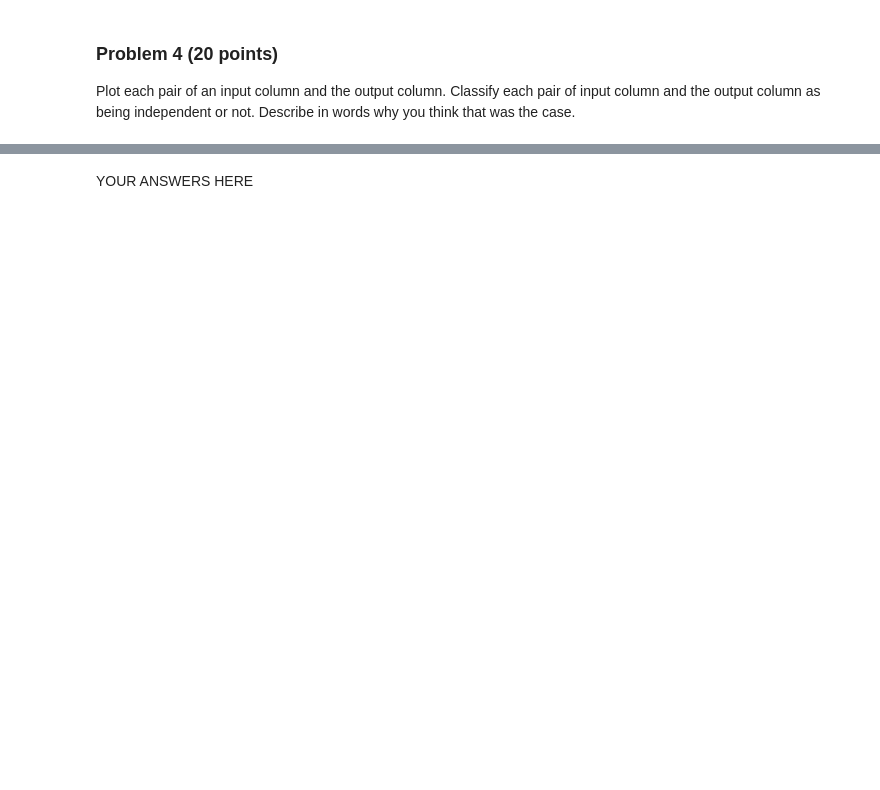
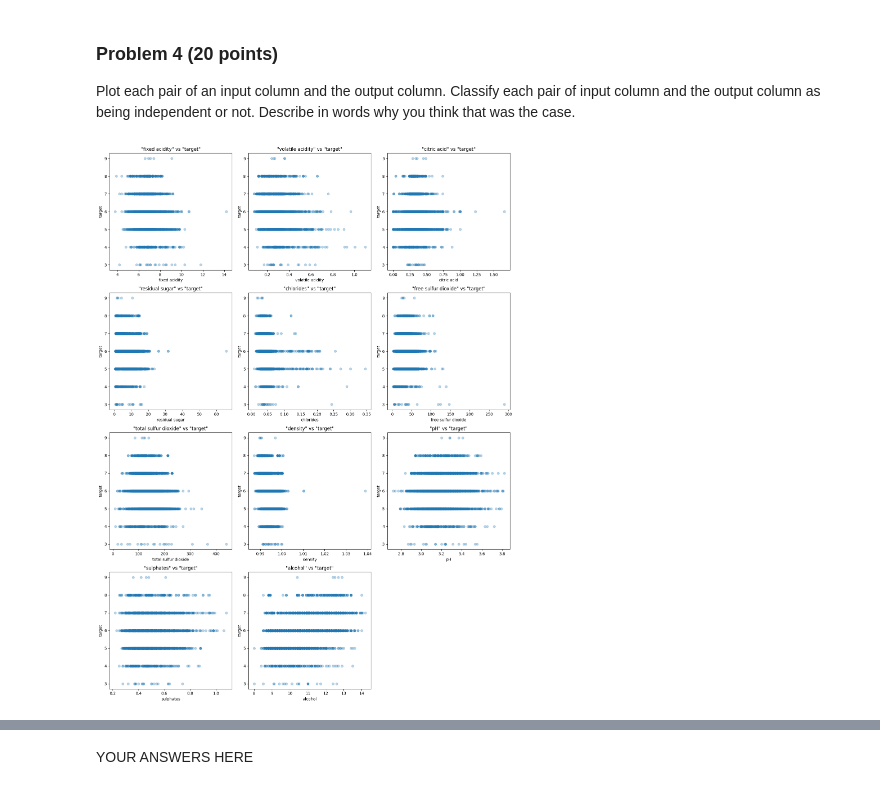
Before and after one commit to kronenflex/homeworks_mds_DX_601, a Jupyter notebook: homework12ds/project.ipynb, the cells around one changed output, grey strips where cells are left out. Saved outputs shown, nothing was run; the diff lists cells and outputs as text; code cells hidden in the pictures; blank space fills up the shorter version.

```diff
--- a/homework12ds/project.ipynb
+++ b/homework12ds/project.ipynb
@@ -104,0 +204,27 @@ Describe in words why you think that was the case.
+# %%
+# YOUR CODE HERE
+
+target_col = "target"
+input_cols = df.columns.drop(target_col)
+target = df[target_col]
+
+n_cols = 3
+n_rows = math.ceil(len(input_cols) / n_cols)
+
+fig, axes = plt.subplots(n_rows, n_cols, figsize=(15, n_rows * 5))
+axes = axes.flatten()
+
+for i, col in enumerate(input_cols):
+    ax = axes[i]
+    ax.scatter(df[col], target, alpha=0.3)
+    ax.set_title(f'"{col}" vs "{target_col}"')
+    ax.set_xlabel(col)
+    ax.set_ylabel(target_col)
+
+for j in range(i + 1, len(axes)):
+    axes[j].axis("off")
+
+plt.tight_layout()
+plt.show()
+# %% [output]
+[figure, added]
```
Also changed, not shown: parts of 33 cells of this notebook.
